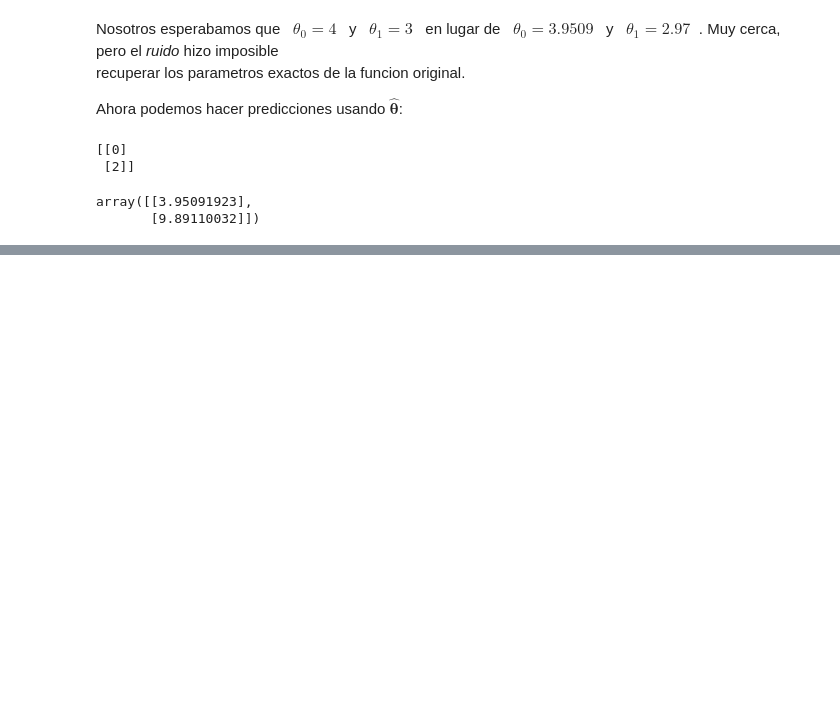
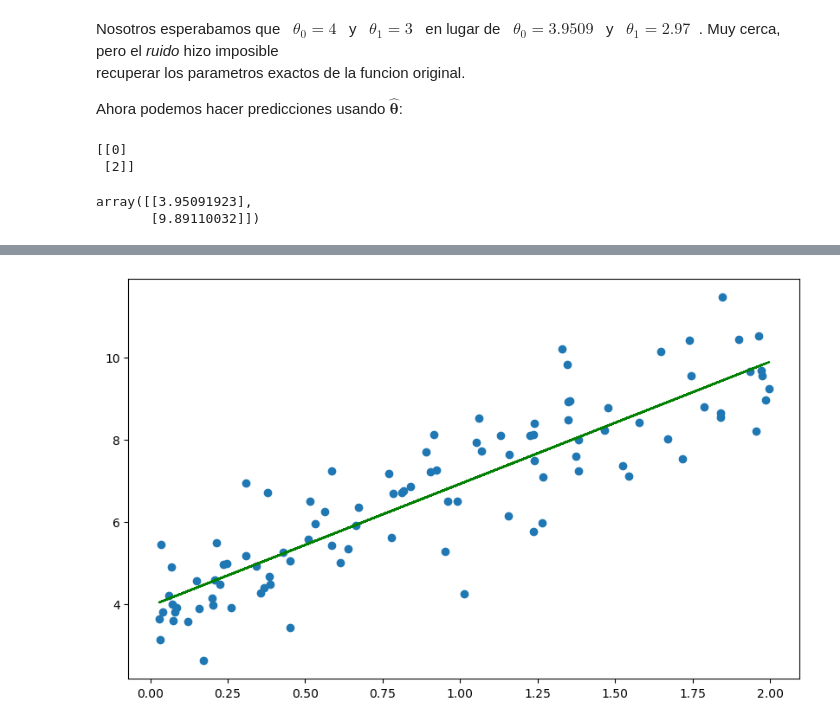
Before and after one commit to JeanGC970520/caipc, a Jupyter notebook: my_learning/lineal_regresion_for_machine_learning/main.ipynb, the cells around one changed output, grey strips where cells are left out. Drawn from its saved outputs; the diff is of its cells as text; code cells hidden in the pictures; blank space fills up the shorter version.

```diff
--- a/my_learning/lineal_regresion_for_machine_learning/main.ipynb
+++ b/my_learning/lineal_regresion_for_machine_learning/main.ipynb
@@ -81,0 +93,11 @@ plt.show()
+# %%
+theta_best = np.array([3.95091923, 2.97009054])
+y_predict = X_b.dot(theta_best)
+
+# Graficando
+plt.figure(figsize=(10,6)) # Cambiando tamaño del Plot
+plt.plot(X, y_predict, 'g-')
+plt.scatter(X, y,)
+plt.show()
+# %% [output]
+[figure, added]
```
Also changed, not shown: parts of 3 cells of this notebook.
